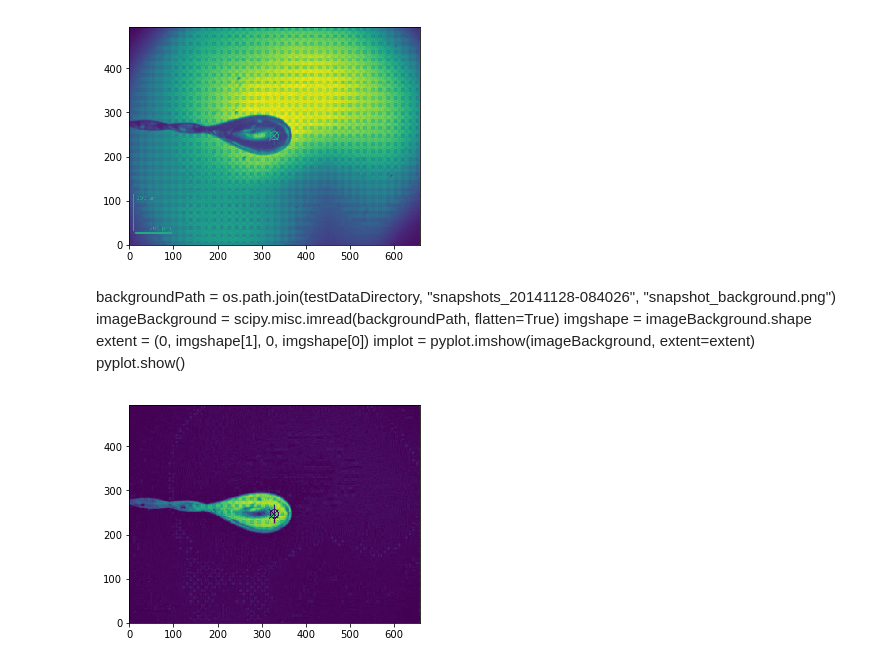
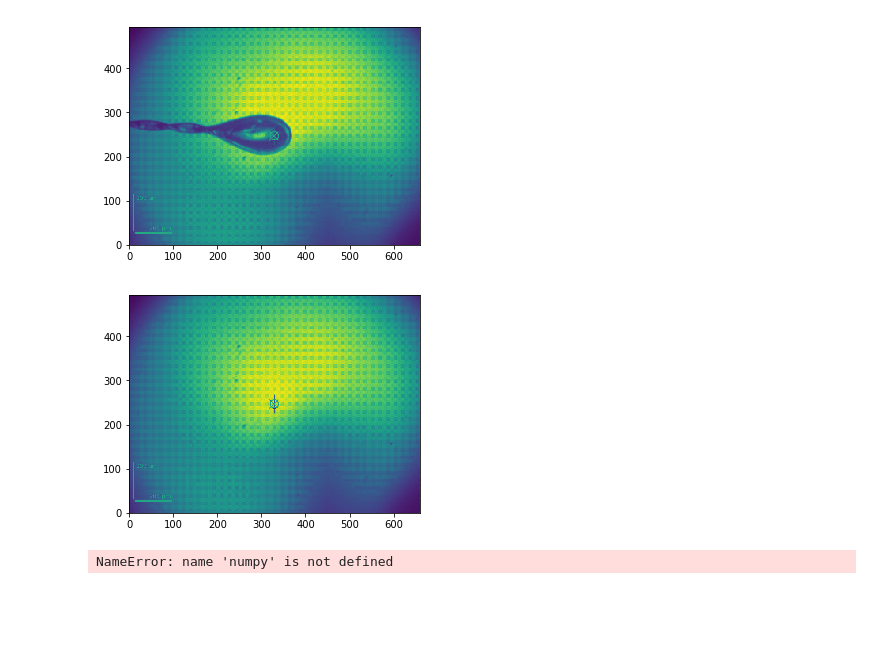
Before and after one commit to olofsvensson/AutoMesh, a Jupyter notebook: doc/AutoMesh.ipynb, the cells around one changed output. Drawn from its saved outputs; the diff is of its cells as text; code cells hidden in the pictures; blank space fills up the shorter version.

```diff
--- a/doc/AutoMesh.ipynb
+++ b/doc/AutoMesh.ipynb
@@ -23,20 +16,16 @@ pyplot.show()
 # %% [output]
 [figure]
-# %% [markdown]
-backgroundPath = os.path.join(testDataDirectory, "snapshots_20141128-084026", "snapshot_background.png")
-imageBackground = scipy.misc.imread(backgroundPath, flatten=True)
-imgshape = imageBackground.shape
-extent = (0, imgshape[1], 0, imgshape[0])
-implot = pyplot.imshow(imageBackground, extent=extent)
-pyplot.show()
-# %%
-differenceImage = numpy.abs(imageBackground - image000)
-imgshape = differenceImage.shape
-extent = (0, imgshape[1], 0, imgshape[0])
-implot = pyplot.imshow(differenceImage, extent=extent)
-pyplot.show()
-# %% [output]
-[figure, removed]
+# %%
+backgroundPath = os.path.join(testDataDirectory, "snapshots_20141128-084026", "snapshot_background.png")
+imageBackground = autoMesh.readImage(backgroundPath)
+autoMesh.plotImage(imageBackground)
+# %% [output]
+[figure, added]
+# %%
+differenceImage = numpy.abs(imageBackground - image000)
+autoMesh.plotImage(differenceImage)
+# %% [output]
+NameError: name 'numpy' is not defined
 # %%
 filteredImage = autoMesh.filterDifferenceImage(differenceImage)
 imgshape = filteredImage.shape
```
Also changed, not shown: parts of 2 cells of this notebook, 3 other files.
